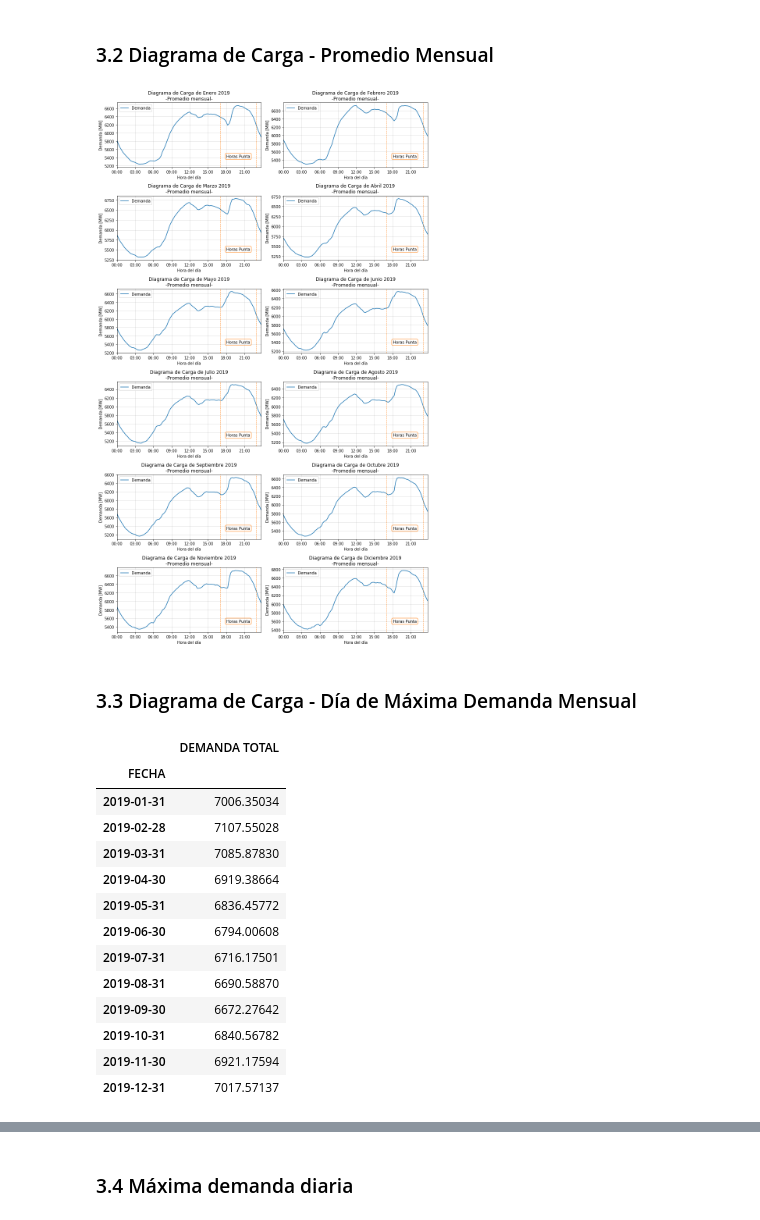
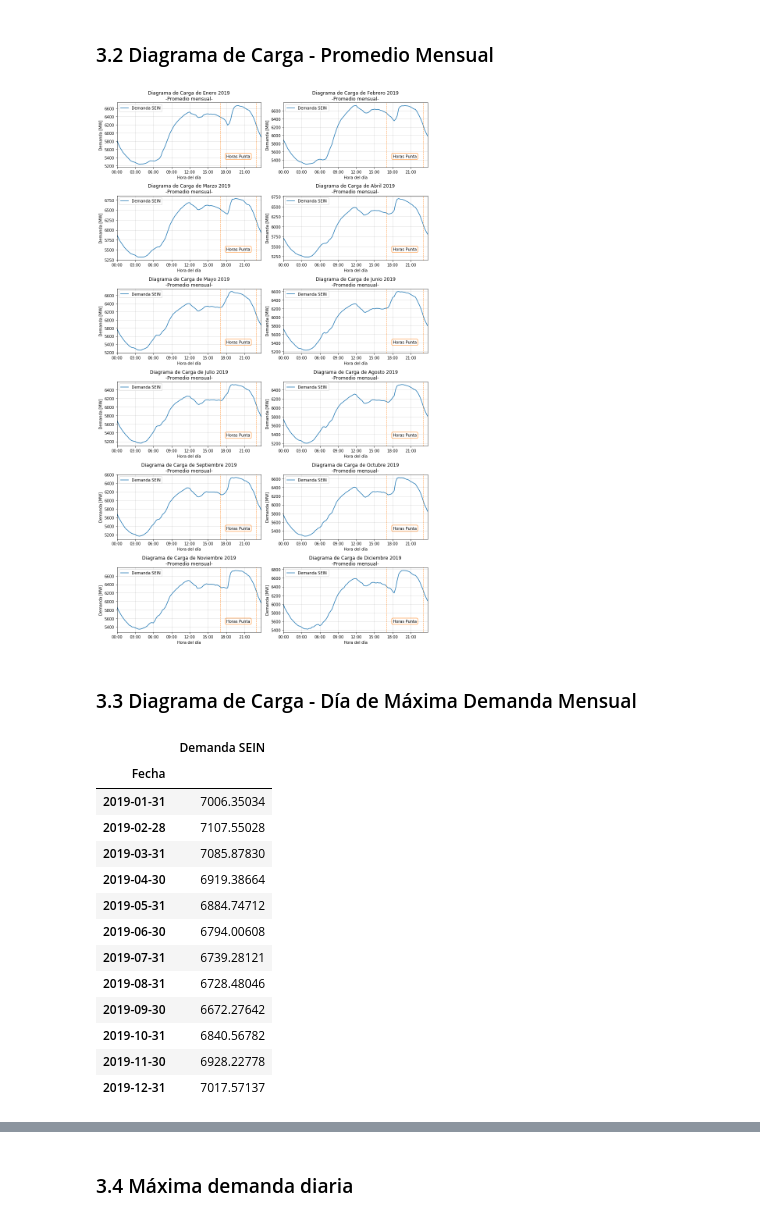
Before and after one commit to KevinAQM/Electricity_Demand_Peru_2019, a Jupyter notebook: Demanda_COES_2019-15min.ipynb, the cells around one changed output, grey strips where cells are left out. Drawn from its saved outputs; the diff is of its cells as text; code cells hidden in the pictures.

```diff
--- a/Demanda_COES_2019-15min.ipynb
+++ b/Demanda_COES_2019-15min.ipynb
@@ -12,4 +29,4 @@ import numpy as np
 # %%
 # Cargando archivo ---
-demand = pd.read_csv("data/Demand_PE_2019_15min.csv",
+data = pd.read_csv("data/Demand_PE_2019_15min.csv",
                         parse_dates=[0], index_col=0, dayfirst=1)
@@ -37,0 +58,7 @@ demand.tail()
+# %%
+#Nuevo dataframe "demand"
+demand = data.drop(data.columns[:3], axis=True)
+
+#Renombrando columna a "Demanda SEIN"
+demand.rename(columns={'Demanda Total [MW]':'Demanda SEIN'}, inplace = True)
+demand
@@ -163,33 +210,33 @@ for i in range(12):
 # %%
 # Diagrama de carga - promedio mensual ---
 # Este diagrama es solo para ver la forma de la curva de demanda
 # Para fines de análisis y de proyecciones se debe usar el día de máxima demanda
 # Acá no señalo (marcador) el Ymáx (demanda máxima) porque solo es un promedio mensual para visualización
 
-hourly_ticks_3 = 3*60*60*np.arange(8)
+hourly_ticks_3 = 3*60*60*np.arange(8) #Marcas (espaciado) del eje x
 
 months = ('Enero', 'Febrero', 'Marzo', 'Abril', 'Mayo', 'Junio',
           'Julio', 'Agosto', 'Septiembre', 'Octubre', 'Noviembre', 'Diciembre')
 
-fig, ax = plt.subplots(nrows=6, ncols=2, figsize=(12, 20))
+fig, ax = plt.subplots(nrows=6, ncols=2, figsize=(12, 20)) #Graficando en subplots
 
 for by_month, ax, month in zip(by_time_month, fig.get_axes(), months):
-    ax.plot(by_month, label='Demanda')
+    ax.plot(by_month, label='Demanda SEIN')
     ax.set_xticks(hourly_ticks_3)
     ax.set_title('Diagrama de Carga de ' + month + ' 2019' + '\n-Promedio mensual-')
     ax.set_xlabel('Hora del día')
     ax.set_ylabel('Demanda [MW]')
     ax.set_xlim("00:00", "23:45")
     ax.axvline("17:00", color="C1", linestyle="--", lw=1, alpha=0.8)
     ax.axvline("23:00", color="C1", linestyle="--", lw=1, alpha=0.8)
     ax.text("20:00", 0.15, 'Horas Punta', transform=ax.get_xaxis_transform(),
             bbox=dict(fc='none', ec='C1', boxstyle='round'), ha='center')
     ax.grid(True, lw=0.8, alpha=0.5)
     ax.legend()
 
 plt.tight_layout()
 # %% [output]
-[figure, old version]
+[figure, new version]
 # %% [markdown]
 ### 3.3 Diagrama de Carga - Día de Máxima Demanda Mensual
 # %%
@@ -198,19 +245,19 @@ plt.tight_layout()
 max_monthly_demand = demand.resample('M').max()
 max_monthly_demand
 # %% [output]
-|  | DEMANDA TOTAL |
-| FECHA |  |
+|  | Demanda SEIN |
+| Fecha |  |
 | 2019-01-31 | 7006.35034 |
 | 2019-02-28 | 7107.55028 |
 | 2019-03-31 | 7085.87830 |
 | 2019-04-30 | 6919.38664 |
-| 2019-05-31 | 6836.45772 |
+| 2019-05-31 | 6884.74712 |
 | 2019-06-30 | 6794.00608 |
-| 2019-07-31 | 6716.17501 |
-| 2019-08-31 | 6690.58870 |
+| 2019-07-31 | 6739.28121 |
+| 2019-08-31 | 6728.48046 |
 | 2019-09-30 | 6672.27642 |
 | 2019-10-31 | 6840.56782 |
-| 2019-11-30 | 6921.17594 |
+| 2019-11-30 | 6928.22778 |
 | 2019-12-31 | 7017.57137 |
 # %%
 #Muestra la maxima demanda mensual, ademas muestra el día y la hora en la que ocurre ---
```
Also changed, not shown: parts of 41 cells of this notebook.
